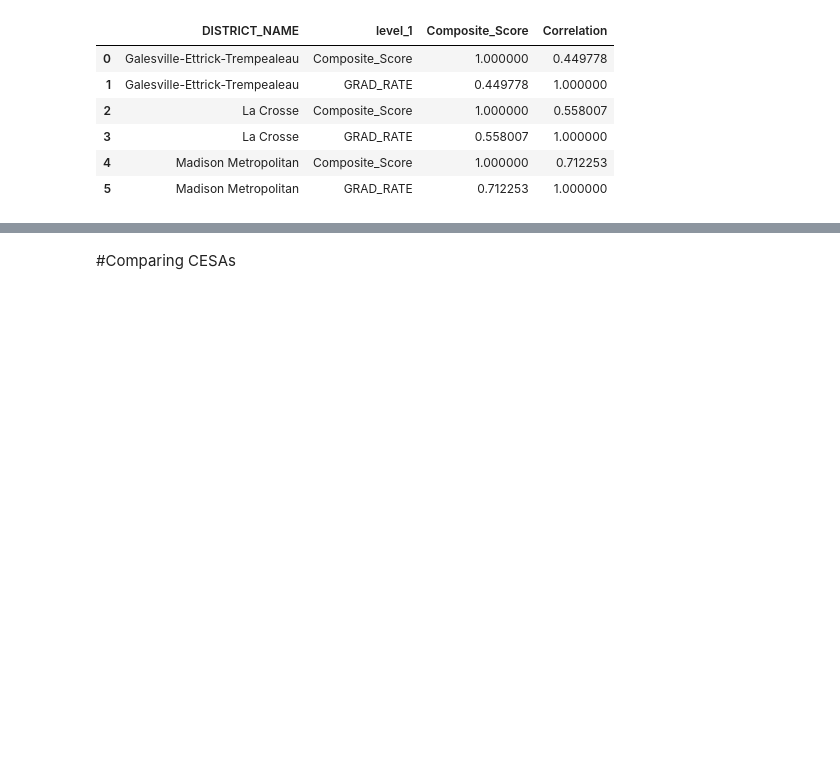
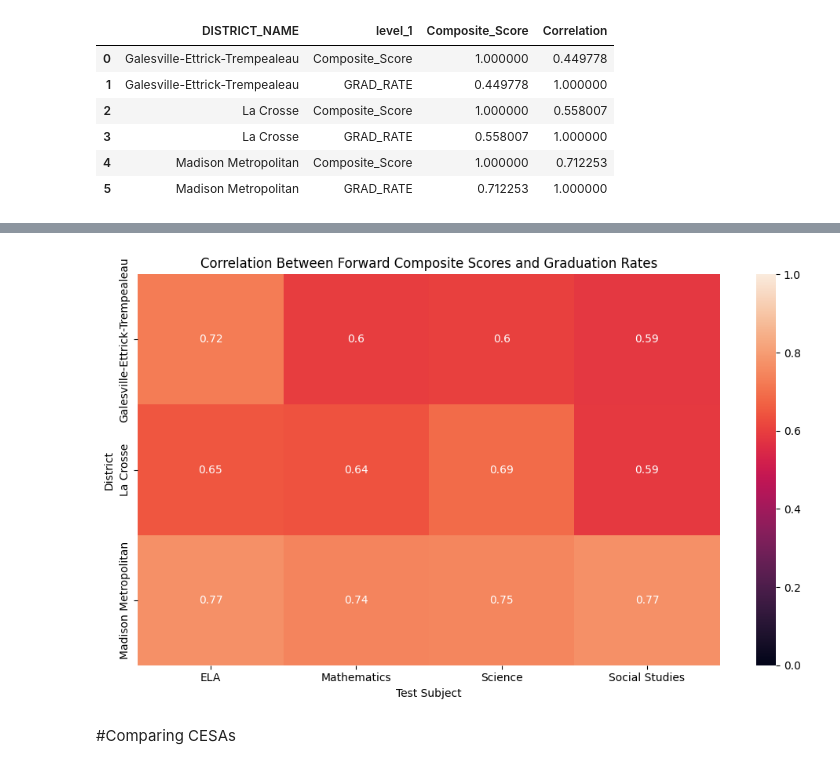
Before and after one commit to weisses1/rawdata, a Jupyter notebook: Capstone_3_Analysis.ipynb, the cells around one changed output, grey strips where cells are left out. Cells and saved outputs as stored; diff of their text form; code cells hidden in the pictures; blank space fills up the shorter version.

```diff
--- a/Capstone_3_Analysis.ipynb
+++ b/Capstone_3_Analysis.ipynb
@@ -271,0 +311,13 @@ district_corr
+# %%
+corr_table = (
+    composite_merged
+        .groupby(['DISTRICT_NAME', 'TEST_SUBJECT'])[['Composite_Score', 'GRAD_RATE']]
+        .corr()
+        .reset_index())
+
+corr_table = corr_table[corr_table['level_2'] == 'Composite_Score']
+
+corr_table = corr_table[['DISTRICT_NAME', 'TEST_SUBJECT', 'GRAD_RATE']]
+corr_table = corr_table.rename(columns={'GRAD_RATE': 'Correlation'})
+
+corr_table
@@ -272,3 +338,15 @@ district_corr
+# %%
+corr_pivot = corr_table.pivot(index='DISTRICT_NAME', columns='TEST_SUBJECT', values='Correlation')
+
+plt.figure(figsize=(10,6))
+sns.heatmap(corr_pivot, annot=True, vmin=0, vmax=1)
+plt.title("Correlation Between Forward Composite Scores and Graduation Rates")
+plt.ylabel("District")
+plt.xlabel("Test Subject")
+plt.tight_layout()
+plt.show()
+# %% [output]
+[figure, added]
 # %% [markdown]
 #Comparing CESAs
 # %%
```
Also changed, not shown: parts of 8 cells of this notebook.
